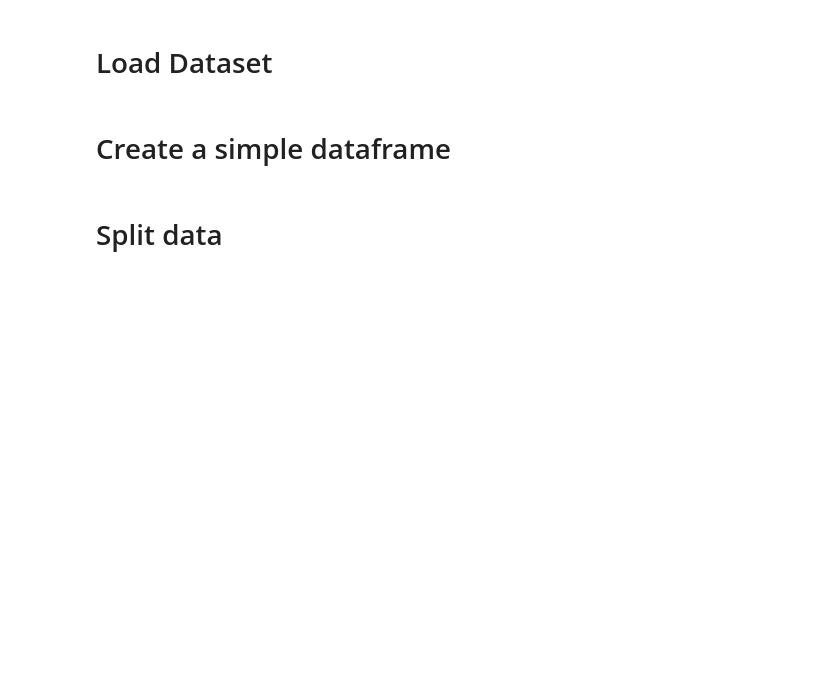
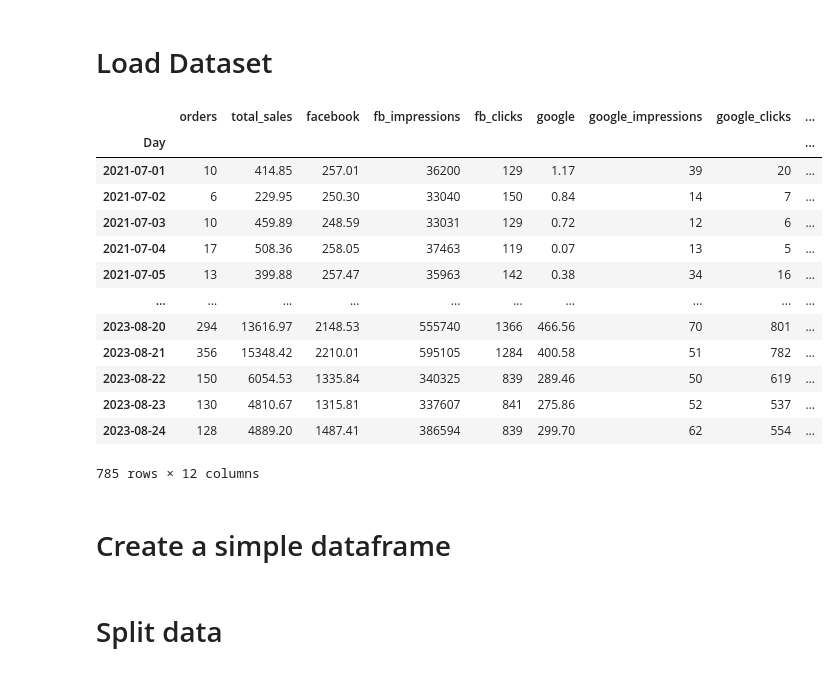
Before and after one commit to data-Zee/MMM-project-lewagon, a Jupyter notebook: notebooks/val_notebooks/updated_models.ipynb, the cells around one changed output. Cells and saved outputs as stored; diff of their text form; code cells hidden in the pictures; blank space fills up the shorter version.

```diff
--- a/notebooks/val_notebooks/updated_models.ipynb
+++ b/notebooks/val_notebooks/updated_models.ipynb
@@ -21,9 +20,26 @@ import holidays
 # %%
 df = pd.read_csv('../../raw_data/df_clean.csv')
 df = df.drop(columns='Unnamed: 0')
 df['Day'] = pd.to_datetime(df['Day'])
 df.set_index('Day', inplace=True)
 df = df.rename(columns={"fb_costs": "facebook", "google_costs": "google", "tt_costs": "tiktok"})
+df['day'] = df.index # we will use this in our column transformer
+df
+# %% [output]
+|  | orders | total_sales | facebook | fb_impressions | fb_clicks | google | google_impressions | google_clicks | ... |
+| Day |  |  |  |  |  |  |  |  | ... |
+| 2021-07-01 | 10 | 414.85 | 257.01 | 36200 | 129 | 1.17 | 39 | 20 | ... |
+| 2021-07-02 | 6 | 229.95 | 250.30 | 33040 | 150 | 0.84 | 14 | 7 | ... |
+| 2021-07-03 | 10 | 459.89 | 248.59 | 33031 | 129 | 0.72 | 12 | 6 | ... |
+| 2021-07-04 | 17 | 508.36 | 258.05 | 37463 | 119 | 0.07 | 13 | 5 | ... |
+| 2021-07-05 | 13 | 399.88 | 257.47 | 35963 | 142 | 0.38 | 34 | 16 | ... |
+| ... | ... | ... | ... | ... | ... | ... | ... | ... | ... |
+| 2023-08-20 | 294 | 13616.97 | 2148.53 | 555740 | 1366 | 466.56 | 70 | 801 | ... |
+| 2023-08-21 | 356 | 15348.42 | 2210.01 | 595105 | 1284 | 400.58 | 51 | 782 | ... |
+| 2023-08-22 | 150 | 6054.53 | 1335.84 | 340325 | 839 | 289.46 | 50 | 619 | ... |
+| 2023-08-23 | 130 | 4810.67 | 1315.81 | 337607 | 841 | 275.86 | 52 | 537 | ... |
+| 2023-08-24 | 128 | 4889.20 | 1487.41 | 386594 | 839 | 299.70 | 62 | 554 | ... |
+785 rows × 12 columns
 # %% [markdown]
 # Create a simple dataframe
 # %%
```
Also changed, not shown: parts of 41 cells of this notebook, 4 other files.
